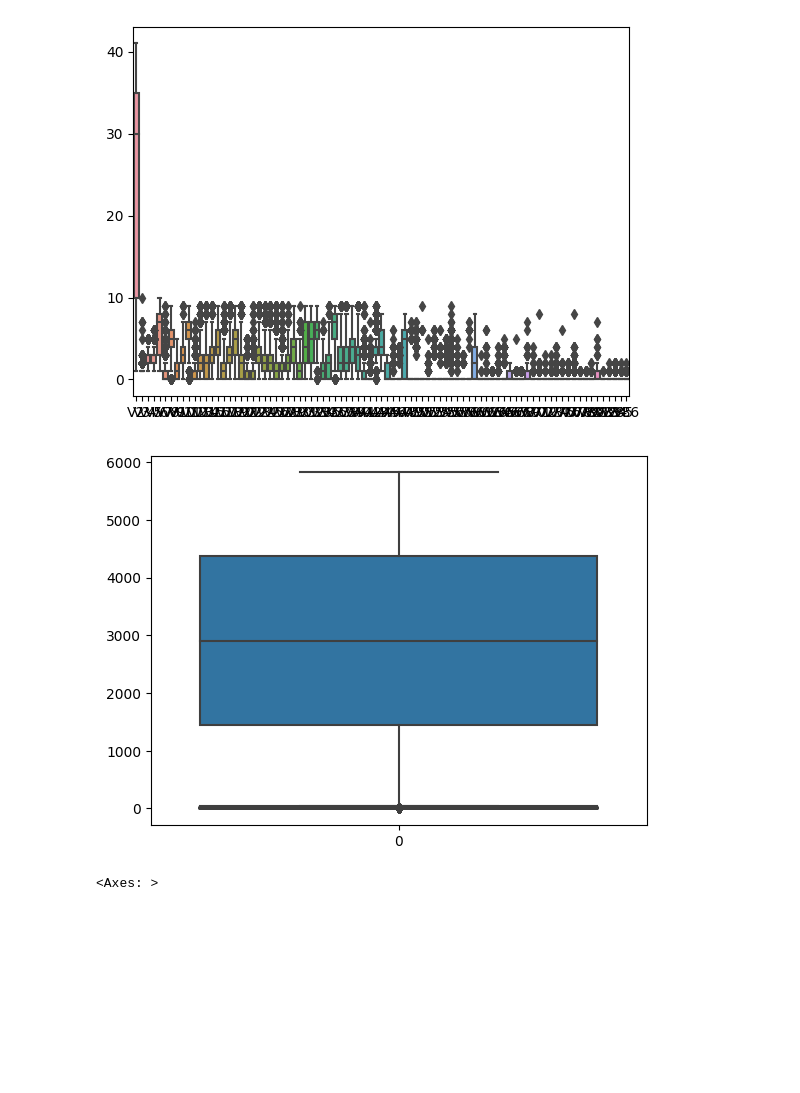
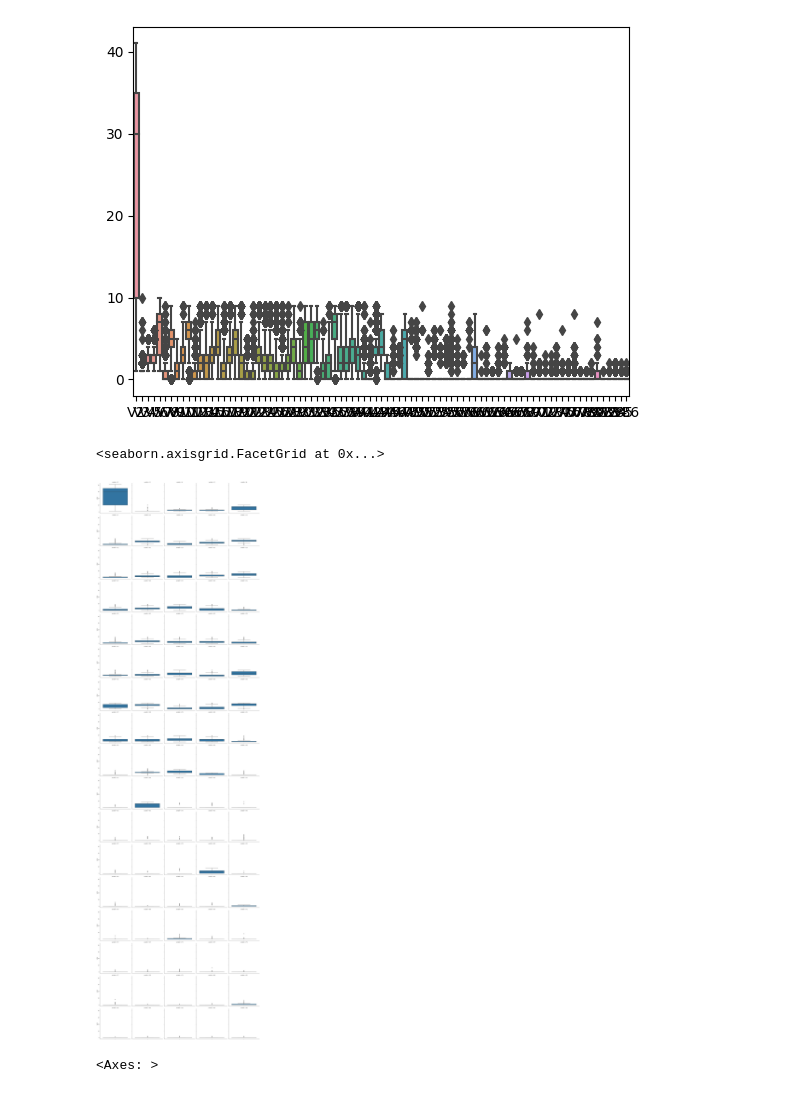
Before and after one commit to azor40k/ML, a Jupyter notebook: TP__CARANDANG_AXEL__IIM_DIGITAL_SCHOOL.ipynb, the cells around one changed output. Drawn from its saved outputs; the diff is of its cells as text; code cells hidden in the pictures; blank space fills up the shorter version.

```diff
--- a/TP__CARANDANG_AXEL__IIM_DIGITAL_SCHOOL.ipynb
+++ b/TP__CARANDANG_AXEL__IIM_DIGITAL_SCHOOL.ipynb
@@ -82,10 +82,10 @@ sns.boxplot(data=features_train)
 <Axes: >
 [figure]
 # %%
-for column in data_train.columns:
-    sns.boxplot(data=data_train[column])
+sns.catplot(y='value', col='variable', col_wrap=5, data=features_train.melt(), kind='box')
 # %% [output]
+<seaborn.axisgrid.FacetGrid at 0x...>
-[figure, old version]
+[figure, new version]
 # %%
 #Correlation Heatmap
 analyze = data_train.columns.drop(['Id'])
```
Also changed, not shown: parts of 4 cells of this notebook.
